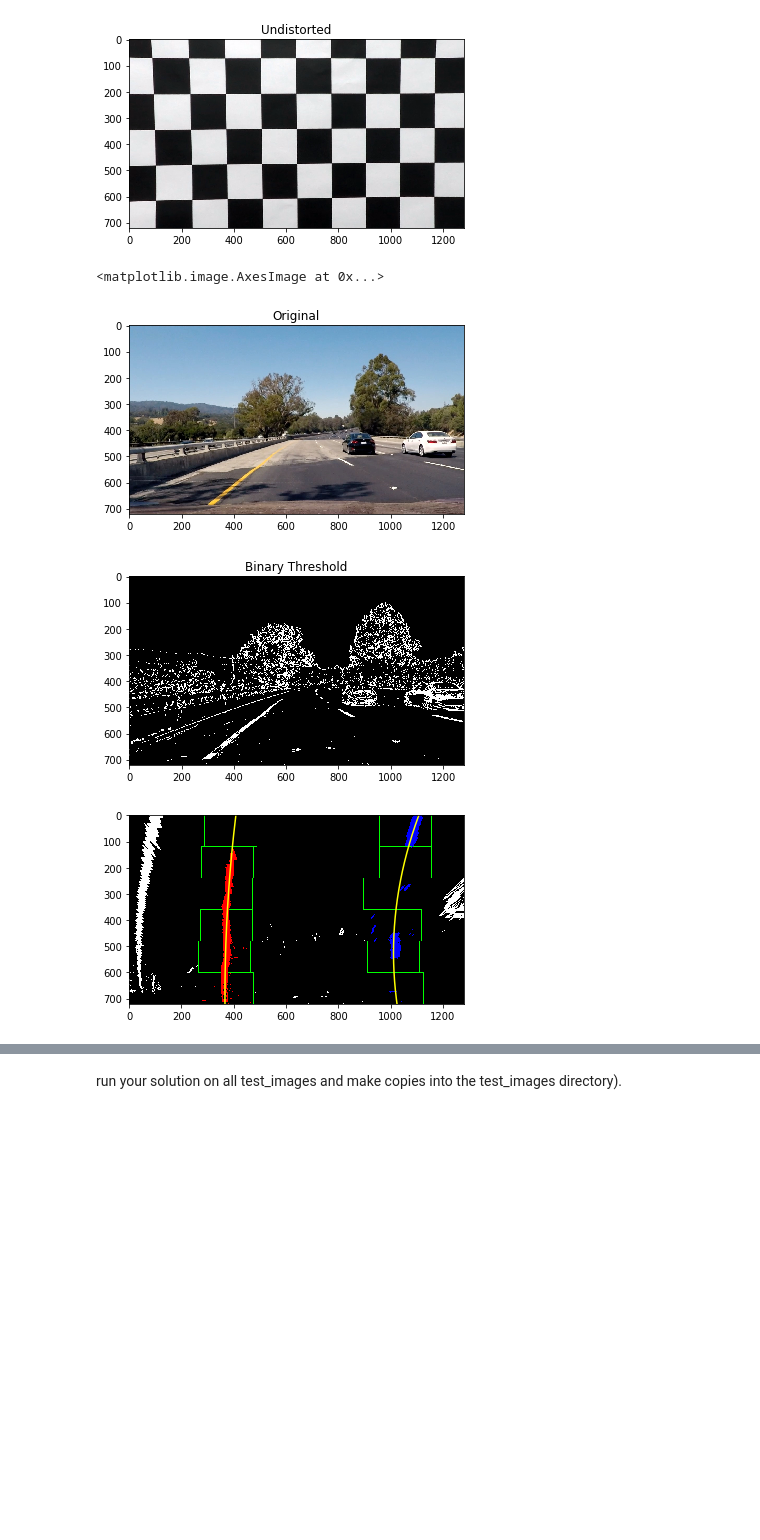
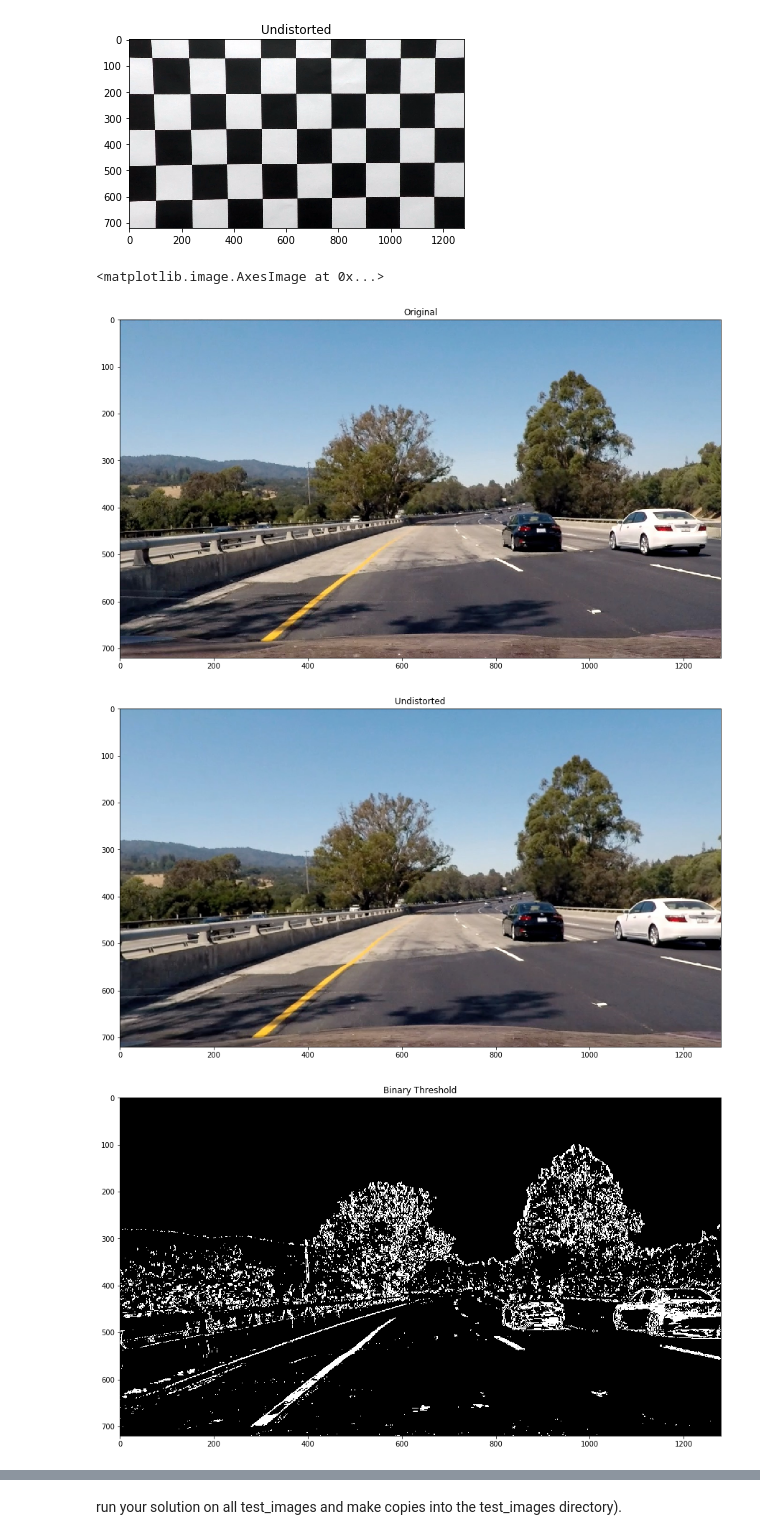
Before and after one commit to gsandeep1231/Udacity-CarND-Advanced-Lane-Lines, a Jupyter notebook: CarND-Advanced-Lane-Lines.ipynb, the cells around one changed output, grey strips where cells are left out. Drawn from its saved outputs; the diff is of its cells as text; code cells hidden in the pictures; blank space fills up the shorter version.

Commit message:
added readme images

```diff
--- a/CarND-Advanced-Lane-Lines.ipynb
+++ b/CarND-Advanced-Lane-Lines.ipynb
@@ -212,7 +212,7 @@ def fit_lane_lines(binary_warped):
 
     out_img[nonzeroy[left_lane_inds], nonzerox[left_lane_inds]] = [255, 0, 0]
     out_img[nonzeroy[right_lane_inds], nonzerox[right_lane_inds]] = [0, 0, 255]
-    plt.figure()
+    plt.figure(figsize=(15,15))
     plt.imshow(out_img)
     plt.plot(left_fitx, ploty, color='yellow')
     plt.plot(right_fitx, ploty, color='yellow')
@@ -341,24 +341,26 @@ plt.figure(); plt.title('Undistorted'); plt.imshow(undist)
 # %%
 # Undistort image
 #orig_image = cv2.imread('/Users/SandeepGangundi/Documents/Courses/Udacity/Self_Driving_Car_ND/Term1/Udacity-CarND-Advanced-Lane-Lines/camera_cal/calibration1.jpg')
 #plt.figure(); plt.imshow(cv2.cvtColor(orig_image, cv2.COLOR_BGR2RGB))
 #undistorted_image = undistort_image(orig_image, camera_objpoints, camera_imgpoints)
 
 #orig_image = cv2.imread('/Users/SandeepGangundi/Documents/Courses/Udacity/Self_Driving_Car_ND/Term1/Udacity-CarND-Advanced-Lane-Lines/test_images/straight_lines1.jpg')
 orig_image = cv2.imread('/Users/SandeepGangundi/Documents/Courses/Udacity/Self_Driving_Car_ND/Term1/Udacity-CarND-Advanced-Lane-Lines/test_images/test4.jpg')
-plt.figure(); plt.title('Original'); plt.imshow(cv2.cvtColor(orig_image, cv2.COLOR_BGR2RGB))
+plt.figure(figsize=(15,15)); plt.title('Original'); plt.imshow(cv2.cvtColor(orig_image, cv2.COLOR_BGR2RGB))
 undistorted_image = undistort_image(orig_image, camera_objpoints, camera_imgpoints)
+plt.figure(figsize=(15,15)); plt.title('Undistorted'); plt.imshow(cv2.cvtColor(undistorted_image, cv2.COLOR_BGR2RGB))
 binary_thresh_image = color_threshold(undistorted_image)
-plt.figure(); plt.title('Binary Threshold'); plt.imshow(binary_thresh_image, cmap='gray')
+plt.figure(figsize=(15,15)); plt.title('Binary Threshold'); plt.imshow(binary_thresh_image, cmap='gray')
 binary_warped_image, Minv = transform_perspective(binary_thresh_image)
+plt.figure(figsize=(15,15)); plt.title('Binary Threshold'); plt.imshow(binary_warped_image, cmap='gray')
 left_fit, right_fit = fit_lane_lines(binary_warped_image)
 left_rad, right_rad = get_radius_curvature(binary_warped_image, left_fit, right_fit)
 inv_persp_image = transform_inv_perspective(undistorted_image, binary_warped_image, left_fit, right_fit, Minv)
 dist_off_center_str = get_off_center_distance(binary_warped_image)
 final_image = add_data_to_image(inv_persp_image, dist_off_center_str, left_rad, right_rad)
 plt.figure(); plt.imshow(cv2.cvtColor(final_image, cv2.COLOR_BGR2RGB))
 # %% [output]
 <matplotlib.image.AxesImage at 0x...>
-[figure, old version]
+[figure, new version]
-[figure, old version]
+[figure, new version]
-[figure, old version]
+[figure, new version]
```
Also changed, not shown: parts of 1 cell of this notebook, 7 other files.
